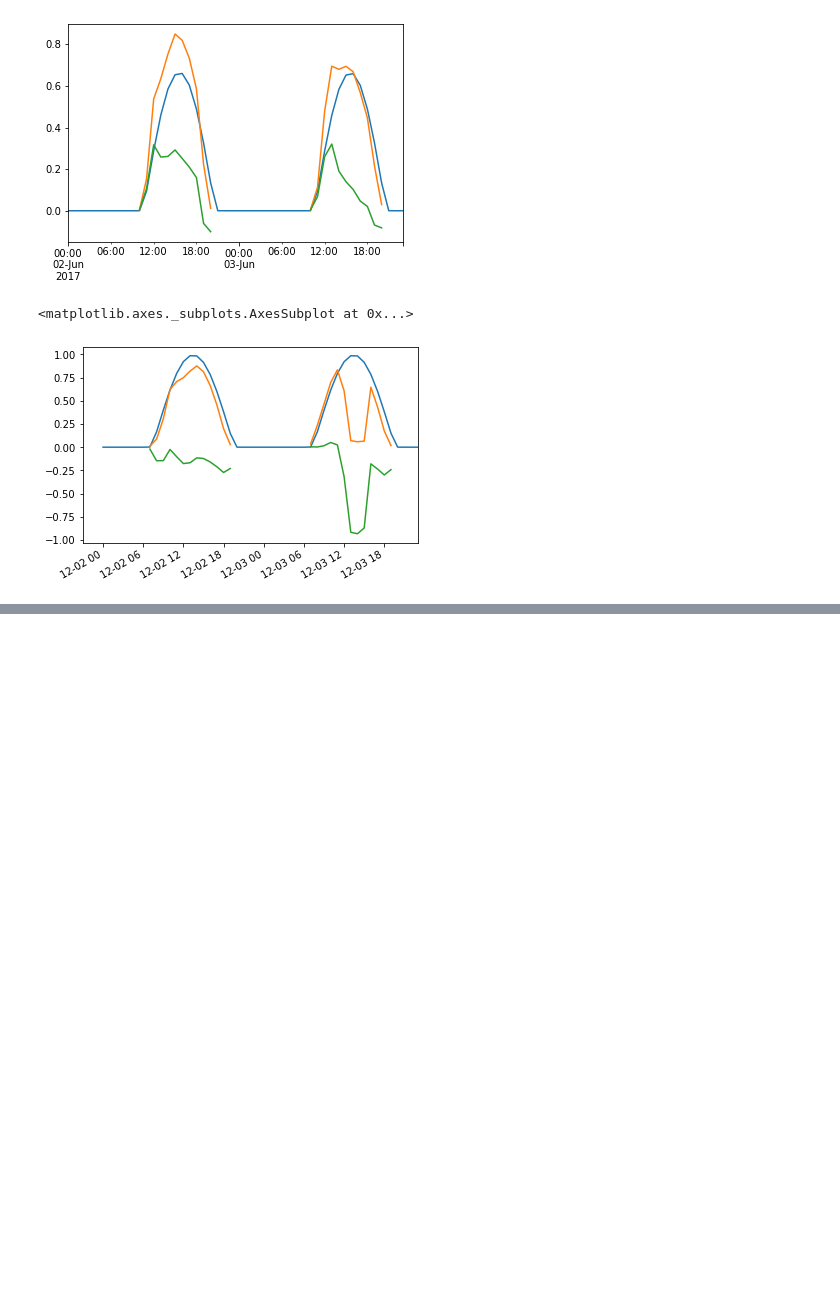
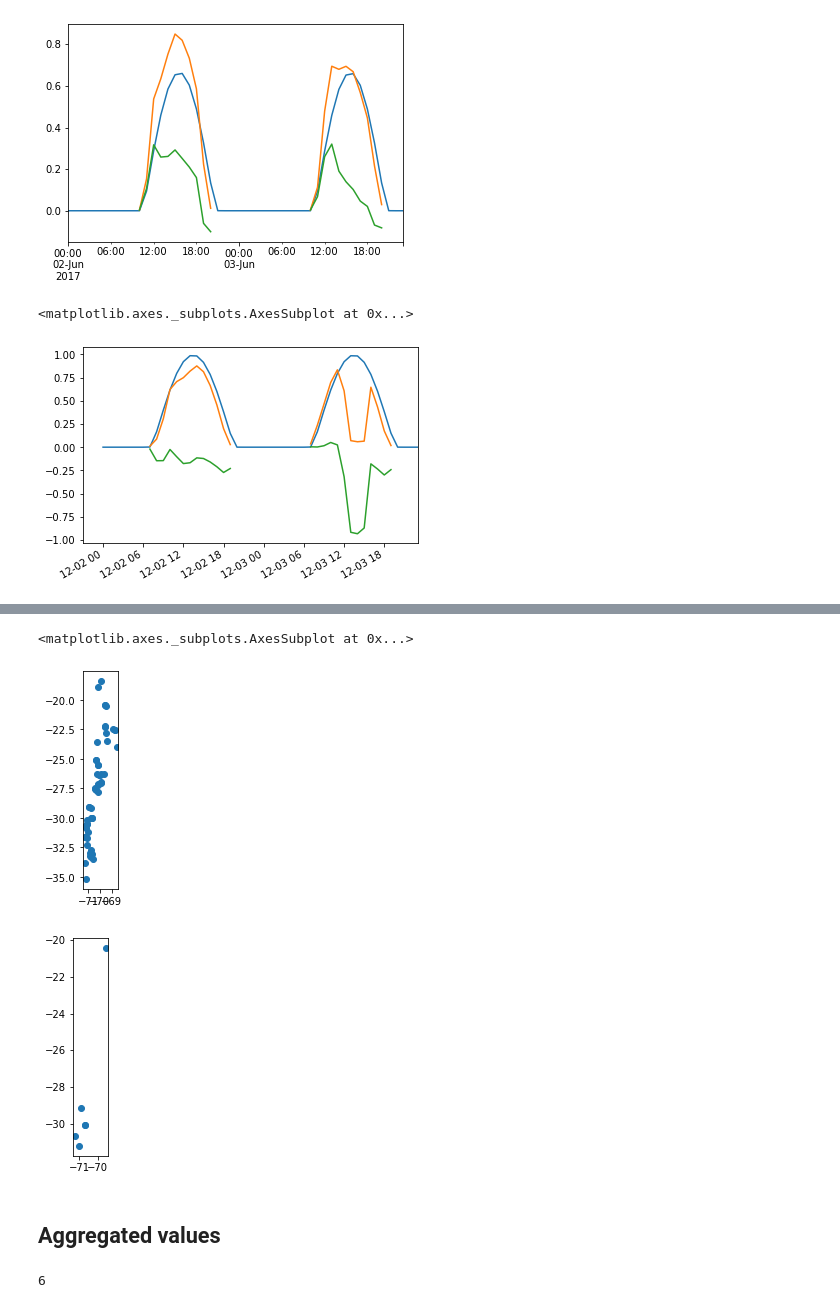
Before and after one commit to inwe-boku/PV_from_era5, a Jupyter notebook: pv_validation_ERA5_land.ipynb, the cells around one changed output, grey strips where cells are left out. Drawn from its saved outputs; the diff is of its cells as text; code cells hidden in the pictures; blank space fills up the shorter version.

Commit message:
added calculation with aggregated data and summary tables

```diff
--- a/pv_validation_ERA5_land.ipynb
+++ b/pv_validation_ERA5_land.ipynb
@@ -236,3 +286,8 @@ calculated.loc["2014-04-27":"2014-09-07"] = calculated_pre1_dst_2014
 calculated.loc["2016-05-15":"2016-08-14"] = calculated_pre1_dst_2016
 calculated.loc["2017-05-14":"2017-08-14"] = calculated_pre1_dst_2017
 calculated.loc["2018-05-13":"2018-08-12"] = calculated_pre1_dst_2018
+# %%
+#export the era5-land data set with the 57 plants
+pv_era5land = calculated[list(selected_results.index)].copy()
+pv_era5land.to_csv("pv_cf_era5land_chile.csv")
+pv_era5land
@@ -732,0 +860,5 @@ des_ref[plant][start:end].plot()
+# %%
+full_pv_set = installations_chile.loc[selected_results.index].copy()
+full_pv_set['longitude'] = full_pv_set['longitude'].copy() - 360
+full_pv_set = full_pv_set.rename(columns={"size": "size_official_MW"})
+full_pv_set = full_pv_set.drop(['end_time'], axis = 1).copy()
@@ -732,0 +935,23 @@ des_ref[plant][start:end].plot()
+# %%
+#have a look of the spatial dispertion of the data
+map_subset2 = geopandas.GeoDataFrame(
+    full_pv_set.loc[selected_results3.index,:],
+    geometry=geopandas.points_from_xy(x=full_pv_set.loc[selected_results3.index,:].longitude,
+                                      y=full_pv_set.loc[selected_results3.index,:].latitude))
+map_all = geopandas.GeoDataFrame(
+    full_pv_set,
+    geometry=geopandas.points_from_xy(x=full_pv_set.longitude,
+                                      y=full_pv_set.latitude))
+# %%
+map_all.plot()
+map_subset2.plot()
+# %% [output]
+<matplotlib.axes._subplots.AxesSubplot at 0x...>
+[figure, added]
+[figure, added]
+# %% [markdown]
+## Aggregated values
+# %%
+number_of_installations = selected_results3.index.size
+# %% [output]
+6
```
Also changed, not shown: parts of 31 cells of this notebook.
